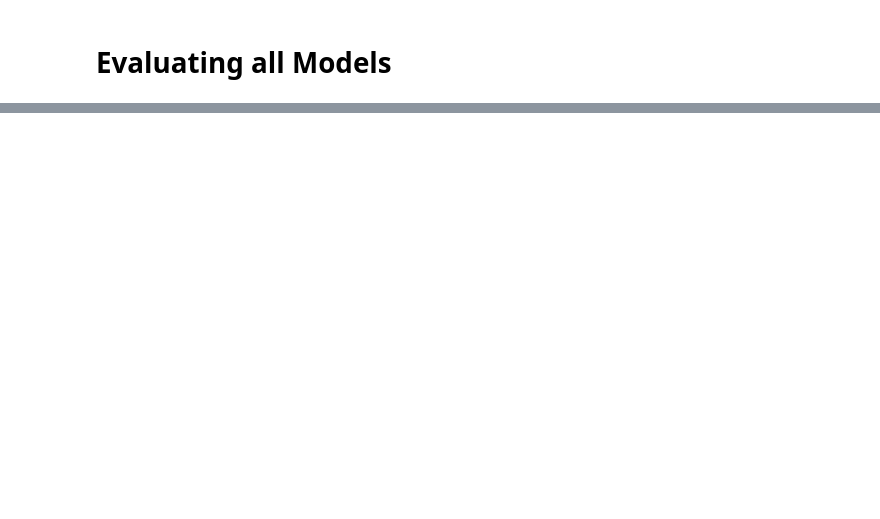
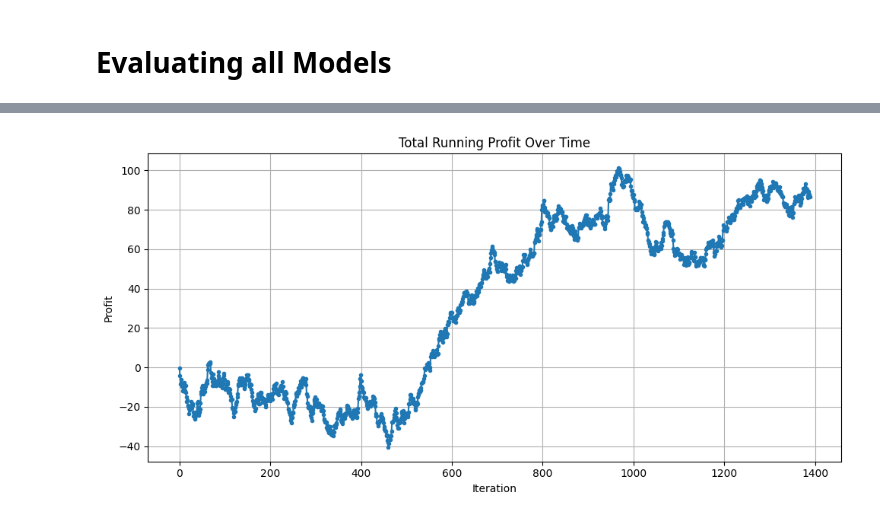
Before and after one commit to tathreya/MLB-Game-Prediction, a Jupyter notebook: src/modelDevelopment/training/model.ipynb, the cells around one changed output, grey strips where cells are left out. Drawn from its saved outputs; the diff is of its cells as text; code cells hidden in the pictures; blank space fills up the shorter version.

```diff
--- a/src/modelDevelopment/training/model.ipynb
+++ b/src/modelDevelopment/training/model.ipynb
@@ -656,6 +636,8 @@ import pickle
 os.chdir('/home/stevenwh/Desktop/MLB-Game-Prediction/src/modelDevelopment')
 from evaluating.testOnCurrentSeason import main_evaluate
 
+feature_method = "diff"
 
 for model in ["logistic_regression", "gradient_boosting", "random_forest", "svm", "xgboost", "mlp", "deep_mlp", "tabnet"]:
-    main_evaluate(model)
+    main_evaluate(model, feature_method)
+    print(f"Finished {model}")
@@ -662,3 +657,8 @@ for model in ["logistic_regression", "gradient_boosting", "random_forest", "svm"
 # %%
-!cat testingOnCurrentSeason_tabnet.log
+for model in ["logistic_regression", "gradient_boosting", "random_forest", "svm", "xgboost", "mlp", "deep_mlp", "tabnet"]:
+    with open(f"evaluation_logs/testingOnCurrentSeason_{model}_raw.log", "r") as f:
+        last_lines = f.readlines()[-9:]
+        for line in last_lines:
+            print(line.strip())
+        print()
 # %% [output]
@@ -681,0 +668,7 @@ MODEL PREDICTION PROBABILITIES, first is a
+# %%
+for model in ["logistic_regression", "gradient_boosting", "random_forest", "svm", "xgboost", "mlp", "deep_mlp", "tabnet"]:
+    with open(f"evaluation_logs/testingOnCurrentSeason_{model}_diff.log", "r") as f:
+        last_lines = f.readlines()[-9:]
+        for line in last_lines:
+            print(line.strip())
+        print()
@@ -681,0 +713,23 @@ MODEL PREDICTION PROBABILITIES, first is a
+# %%
+import re
+import matplotlib.pyplot as plt
+
+profit_values = []
+
+with open("evaluation_logs/testingOnCurrentSeason_xgboost_diff.log", "r") as f:
+    for line in f:
+        match = re.search(r"total running profit is ([\-0-9.]+)", line)
+        if match:
+            profit = float(match.group(1))
+            profit_values.append(profit)
+
+plt.figure(figsize=(10, 5))
+plt.plot(profit_values, marker='.')
+plt.title("Total Running Profit Over Time")
+plt.xlabel("Iteration")
+plt.ylabel("Profit")
+plt.grid(True)
+plt.tight_layout()
+plt.show()
+# %% [output]
+[figure, added]
```
Also changed, not shown: parts of 8 cells of this notebook, 37 other files.
